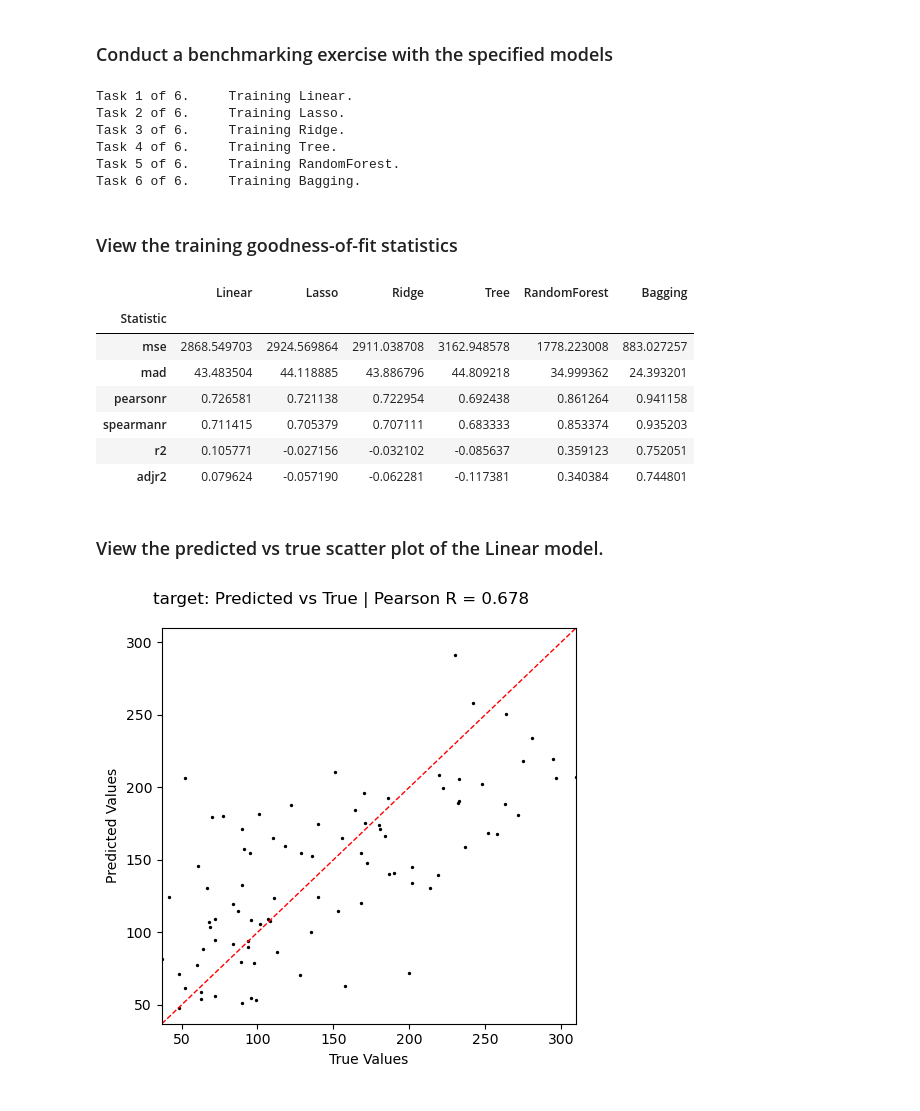
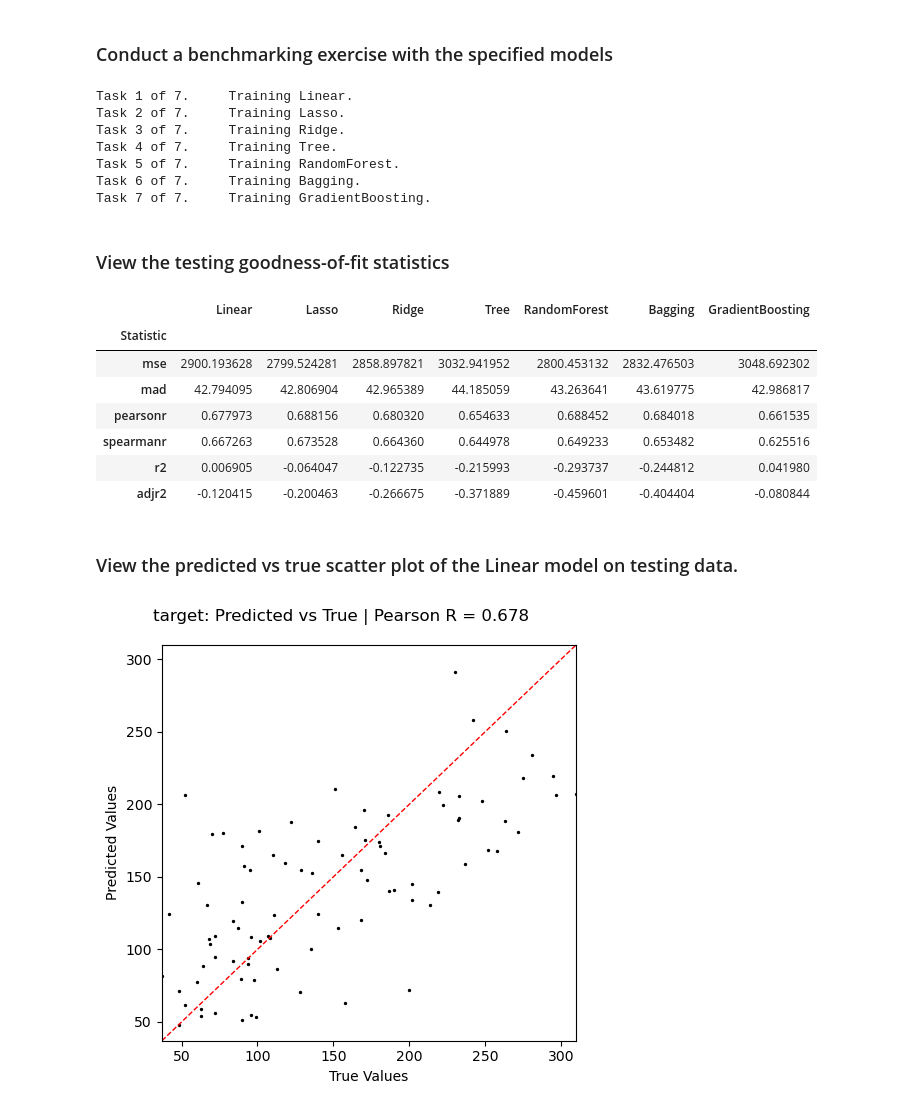
Before and after one commit to ajy25/TabularMagic, a Jupyter notebook: demo/regression_demo.ipynb, the cells around one changed output. Drawn from its saved outputs; the diff is of its cells as text; code cells hidden in the pictures.

```diff
--- a/demo/regression_demo.ipynb
+++ b/demo/regression_demo.ipynb
@@ -29,11 +29,12 @@ tabmagic = TabularMagic(df)
 # %%
 models = [
     Linear(regularization_type=None, n_jobs=-1),
-    Linear(regularization_type='l1', n_jobs=-1),
-    Linear(regularization_type='l2', n_jobs=-1),
+    Linear(regularization_type='l1', n_jobs=-1, random_state=42),
+    Linear(regularization_type='l2', n_jobs=-1, random_state=42),
     Tree(n_jobs=-1),
     TreeEnsemble(ensemble_type='random_forest', n_jobs=-1),
     TreeEnsemble(ensemble_type='bagging', n_jobs=-1),
+    TreeEnsemble(ensemble_type='gradient_boosting', n_jobs=-1),
 ]
 # %% [markdown]
 ### Conduct a benchmarking exercise with the specified models
@@ -42,30 +43,32 @@ train_report, test_report = tabmagic.comprehensive_model_benchmarking(
     X_vars = ['age', 'sex', 'bmi', 'bp', 's1', 's2', 's3', 's4', 's5', 's6'],
     y_var = ['target'],
     models = models,
-    test_size = 0.2
+    test_size = 0.2,
+    random_state = 42
 )
 # %% [output]
-Task 1 of 6.     Training Linear.
-Task 2 of 6.     Training Lasso.
-Task 3 of 6.     Training Ridge.
-Task 4 of 6.     Training Tree.
-Task 5 of 6.     Training RandomForest.
-Task 6 of 6.     Training Bagging.
+Task 1 of 7.     Training Linear.
+Task 2 of 7.     Training Lasso.
+Task 3 of 7.     Training Ridge.
+Task 4 of 7.     Training Tree.
+Task 5 of 7.     Training RandomForest.
+Task 6 of 7.     Training Bagging.
+Task 7 of 7.     Training GradientBoosting.
 # %% [markdown]
-### View the training goodness-of-fit statistics
+### View the testing goodness-of-fit statistics
 # %%
-display(train_report.fit_statistics)
+display(test_report.fit_statistics)
 # %% [output]
-|  | Linear | Lasso | Ridge | Tree | RandomForest | Bagging |
-| Statistic |  |  |  |  |  |  |
-| mse | 2868.549703 | 2924.569864 | 2911.038708 | 3162.948578 | 1778.223008 | 883.027257 |
-| mad | 43.483504 | 44.118885 | 43.886796 | 44.809218 | 34.999362 | 24.393201 |
-| pearsonr | 0.726581 | 0.721138 | 0.722954 | 0.692438 | 0.861264 | 0.941158 |
-| spearmanr | 0.711415 | 0.705379 | 0.707111 | 0.683333 | 0.853374 | 0.935203 |
-| r2 | 0.105771 | -0.027156 | -0.032102 | -0.085637 | 0.359123 | 0.752051 |
-| adjr2 | 0.079624 | -0.057190 | -0.062281 | -0.117381 | 0.340384 | 0.744801 |
+|  | Linear | Lasso | Ridge | Tree | RandomForest | Bagging | GradientBoosting |
+| Statistic |  |  |  |  |  |  |  |
+| mse | 2900.193628 | 2799.524281 | 2858.897821 | 3032.941952 | 2800.453132 | 2832.476503 | 3048.692302 |
+| mad | 42.794095 | 42.806904 | 42.965389 | 44.185059 | 43.263641 | 43.619775 | 42.986817 |
+| pearsonr | 0.677973 | 0.688156 | 0.680320 | 0.654633 | 0.688452 | 0.684018 | 0.661535 |
+| spearmanr | 0.667263 | 0.673528 | 0.664360 | 0.644978 | 0.649233 | 0.653482 | 0.625516 |
+| r2 | 0.006905 | -0.064047 | -0.122735 | -0.215993 | -0.293737 | -0.244812 | 0.041980 |
+| adjr2 | -0.120415 | -0.200463 | -0.266675 | -0.371889 | -0.459601 | -0.404404 | -0.080844 |
 # %% [markdown]
-### View the predicted vs true scatter plot of the Linear model.
+### View the predicted vs true scatter plot of the Linear model on testing data.
 # %%
 fig = test_report['Linear'].pred_vs_true_plot()
 # %% [output]
```
Also changed, not shown: 2 other files.
